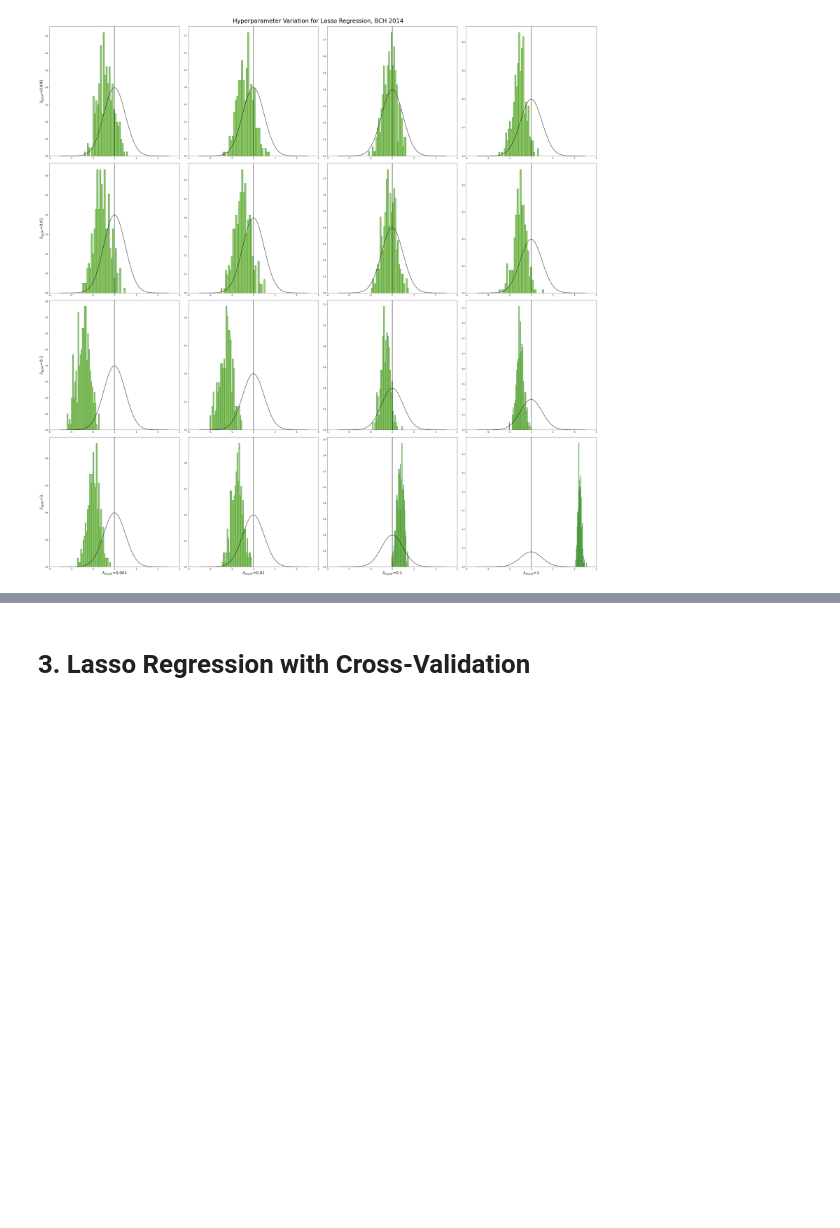
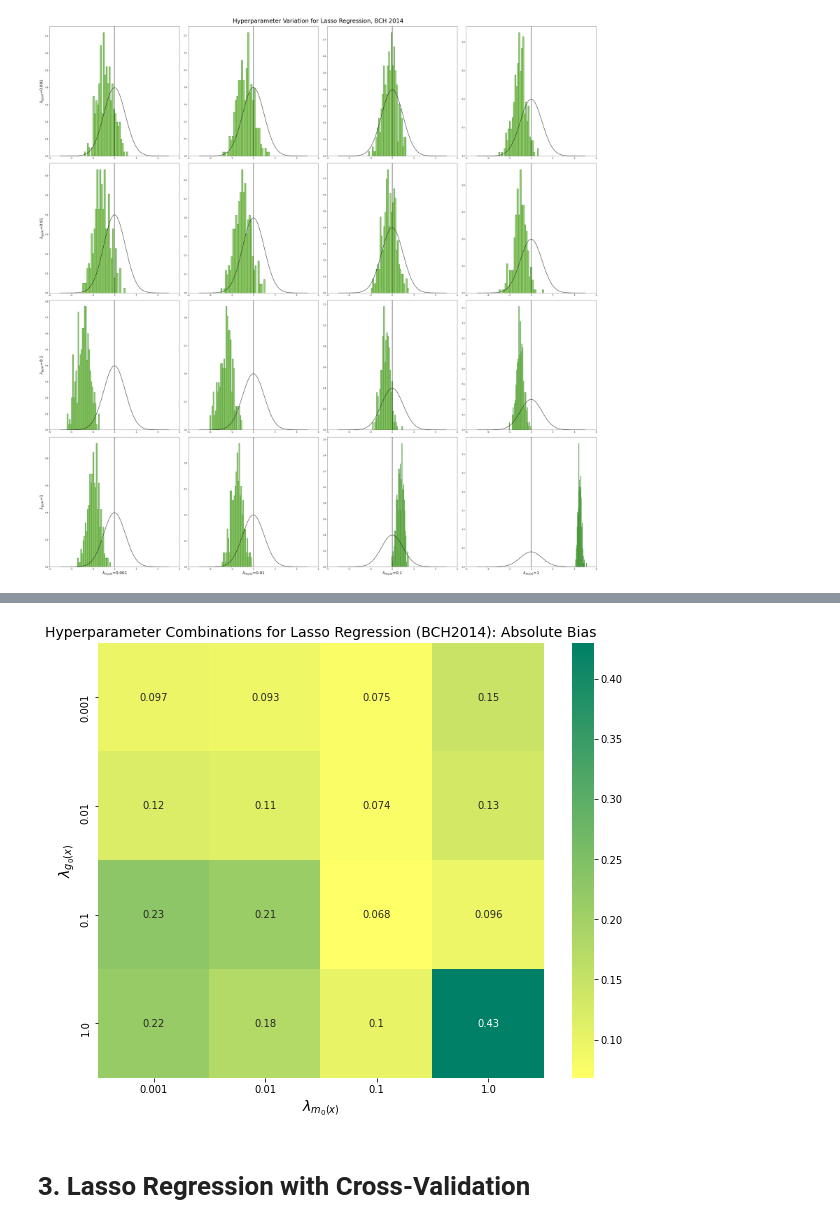
Before and after one commit to JannikKmnn/DoubleML-Hyperparameter-Simulation, a Jupyter notebook: lasso_variation.ipynb, the cells around one changed output, grey strips where cells are left out. Cells and saved outputs as stored; diff of their text form; code cells hidden in the pictures; blank space fills up the shorter version.

```diff
--- a/lasso_variation.ipynb
+++ b/lasso_variation.ipynb
@@ -157,3 +199,17 @@ plt.savefig("plots/lasso_hyperparameter_variation_BCH2014.png", facecolor="white
+# %%
+bias_list = [(k[0], k[1], v) for k, v in bias_scores.items()]
+lasso_bias_df = pd.DataFrame(bias_list, columns=['ml_l_alphas', 'ml_m_alphas', 'bias'])
+pivot_table_bias = lasso_bias_df.pivot(index='ml_l_alphas', columns='ml_m_alphas', values='bias')
+
+plt.figure(figsize=(2.5*len(lasso_alpha_hyperparams_ml_l), 2*len(lasso_alpha_hyperparams_ml_m)))
+plt.title("Hyperparameter Combinations for Lasso Regression (BCH2014): Absolute Bias", fontsize=14)
+sns.heatmap(pivot_table_bias, cmap='summer_r', annot=True)
+plt.xlabel('$\\lambda_{m_{0}(x)}$', fontsize=14)
+plt.ylabel('$\\lambda_{g_{0}(x)}$', fontsize=14)
+plt.savefig("plots/lasso_hyperparameters_bias_BCH2014.png", facecolor="white")
+plt.show()
+# %% [output]
+[figure, added]
 # %% [markdown]
 # 3. Lasso Regression with Cross-Validation
 # %% [markdown]
```
Also changed, not shown: parts of 6 cells of this notebook, 5 other files.
